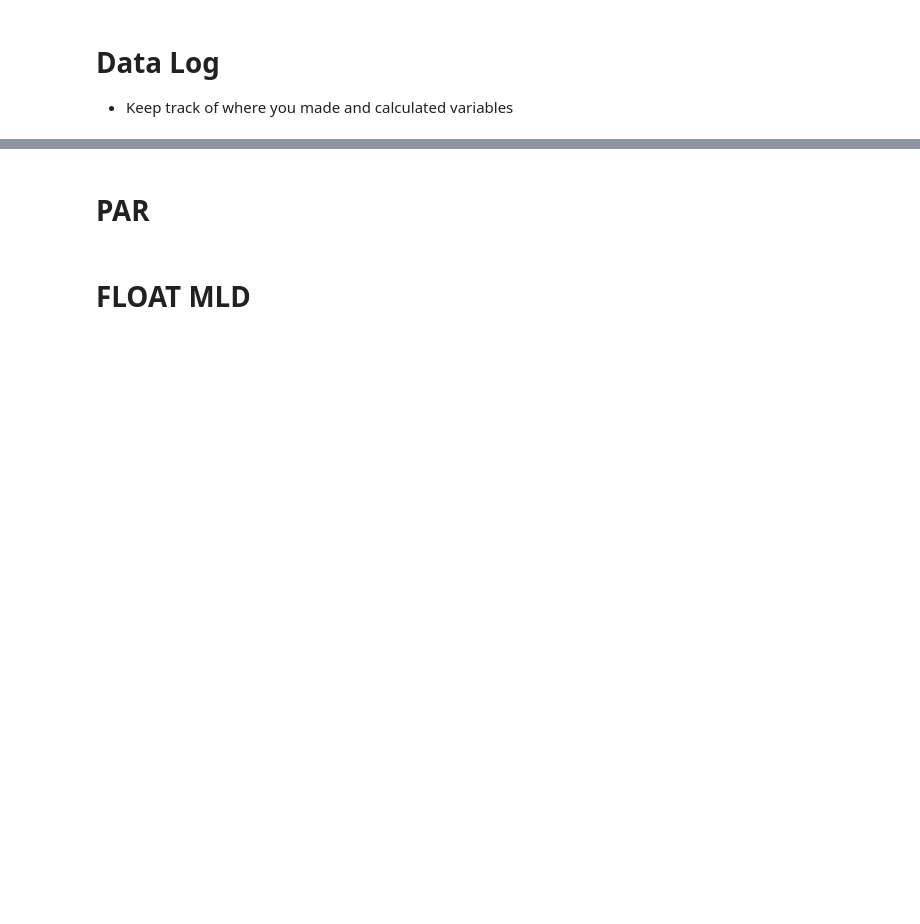
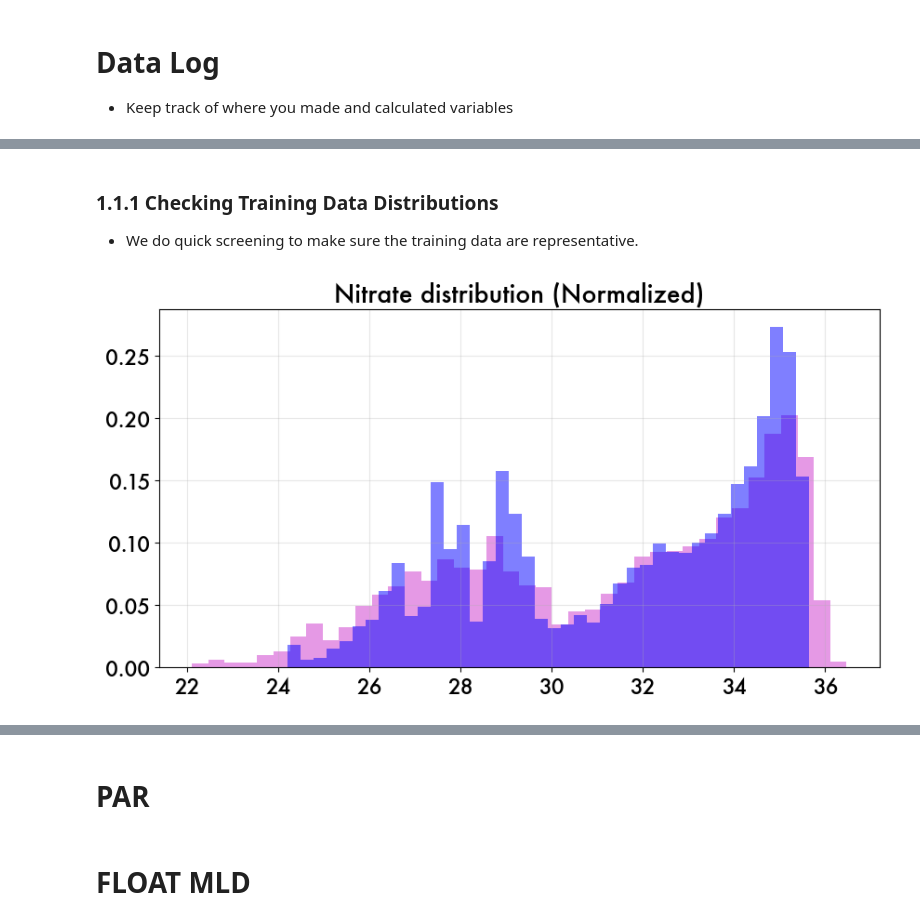
Before and after one commit to song-sangmin/RandomForestRegression_SOGOS, a Jupyter notebook: scripts/Data_Log.ipynb, the cells around one changed output, grey strips where cells are left out. Drawn from its saved outputs; the diff is of its cells as text; code cells hidden in the pictures; blank space fills up the shorter version.

```diff
--- a/scripts/Data_Log.ipynb
+++ b/scripts/Data_Log.ipynb
@@ -173,0 +314,16 @@ wmoids = floatDF.wmoid.unique()
+# %% [markdown]
+### 1.1.1 Checking Training Data Distributions
+
+- We do quick screening to make sure the training data are representative.
+# %%
+# Compare distributions between float and gliders
+threshold = 1000
+dfloat = floatDF[floatDF.pressure<threshold]
+
+fig = plt.figure(figsize=(10,5))
+plt.hist(dfloat.nitrate, bins=40, color='m', alpha=0.4, label="float", density=True)
+plt.hist(dfloat[dfloat.wmoid == 5906030].nitrate, bins=40, color='b', alpha=0.5, label="float 6030", density=True)
+plt.title('Nitrate distribution (Normalized)')
+plt.grid(alpha=0.3, zorder=1)
+# %% [output]
+[figure, added]
```
Also changed, not shown: parts of 16 cells of this notebook, 2 other files.
